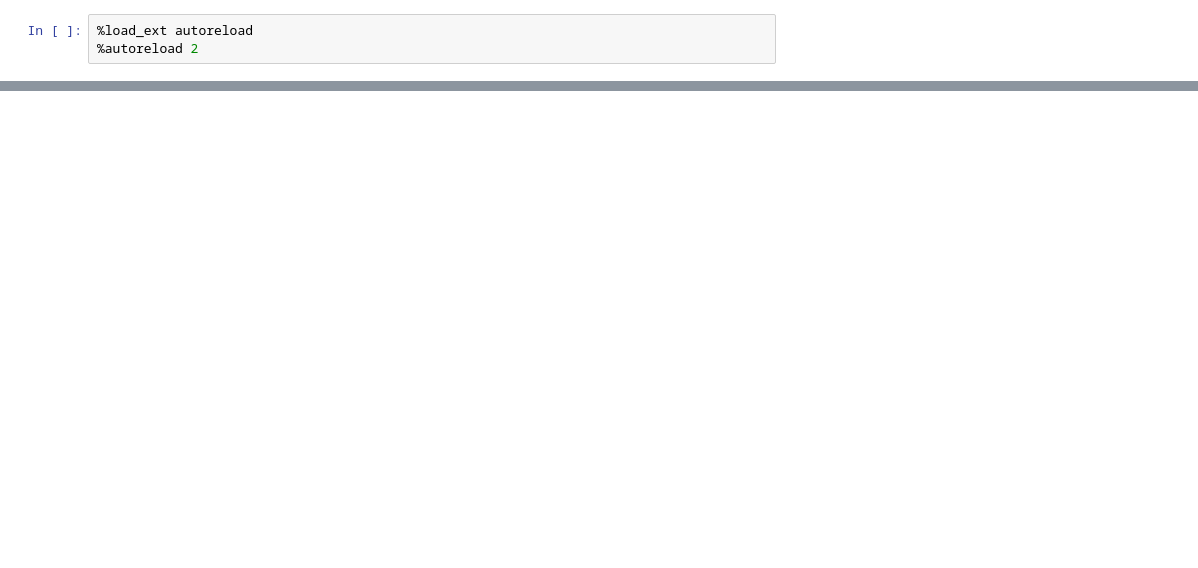
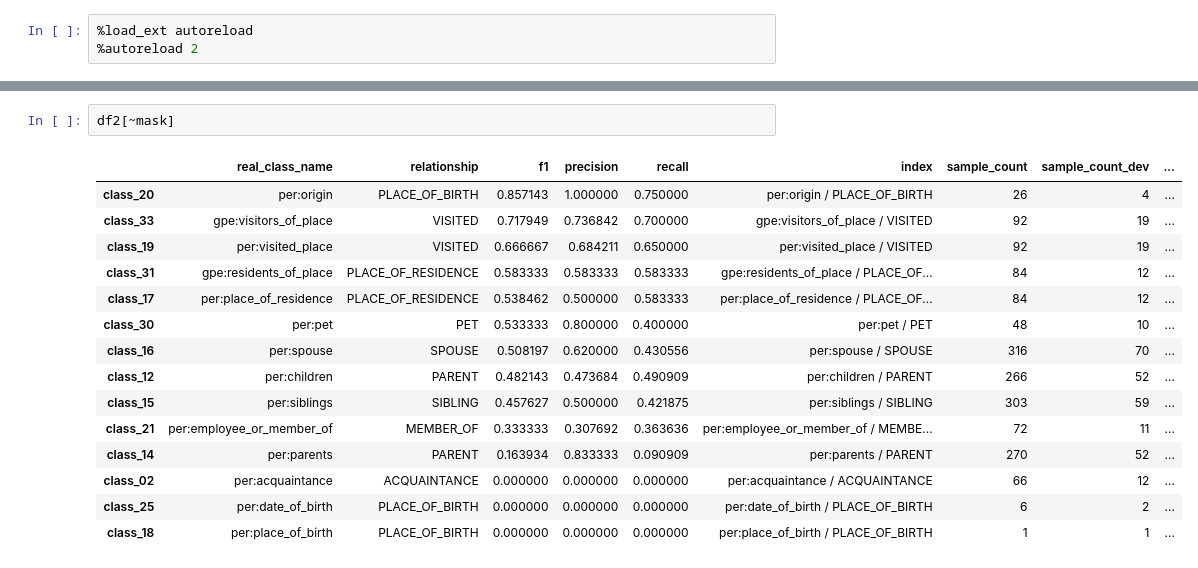
Before and after one commit to murilobellatini/RelNetCare, a Jupyter notebook: reports/dialog-re-visualize-bert-class-performance.ipynb, the cells around one changed output, grey strips where cells are left out. Cells and saved outputs as stored; diff of their text form; blank space fills up the shorter version.

```diff
--- a/reports/dialog-re-visualize-bert-class-performance.ipynb
+++ b/reports/dialog-re-visualize-bert-class-performance.ipynb
@@ -259,2 +283,20 @@ sample_count    218.542857
 dtype: float64
 [figure]
+# %%
+df2[~mask]
+# %% [output]
+|  | real_class_name | relationship | f1 | precision | recall | index | sample_count | sample_count_dev | ... |
+| class_20 | per:origin | PLACE_OF_BIRTH | 0.857143 | 1.000000 | 0.750000 | per:origin / PLACE_OF_BIRTH | 26 | 4 | ... |
+| class_33 | gpe:visitors_of_place | VISITED | 0.717949 | 0.736842 | 0.700000 | gpe:visitors_of_place / VISITED | 92 | 19 | ... |
+| class_19 | per:visited_place | VISITED | 0.666667 | 0.684211 | 0.650000 | per:visited_place / VISITED | 92 | 19 | ... |
+| class_31 | gpe:residents_of_place | PLACE_OF_RESIDENCE | 0.583333 | 0.583333 | 0.583333 | gpe:residents_of_place / PLACE_OF... | 84 | 12 | ... |
+| class_17 | per:place_of_residence | PLACE_OF_RESIDENCE | 0.538462 | 0.500000 | 0.583333 | per:place_of_residence / PLACE_OF... | 84 | 12 | ... |
+| class_30 | per:pet | PET | 0.533333 | 0.800000 | 0.400000 | per:pet / PET | 48 | 10 | ... |
+| class_16 | per:spouse | SPOUSE | 0.508197 | 0.620000 | 0.430556 | per:spouse / SPOUSE | 316 | 70 | ... |
+| class_12 | per:children | PARENT | 0.482143 | 0.473684 | 0.490909 | per:children / PARENT | 266 | 52 | ... |
+| class_15 | per:siblings | SIBLING | 0.457627 | 0.500000 | 0.421875 | per:siblings / SIBLING | 303 | 59 | ... |
+| class_21 | per:employee_or_member_of | MEMBER_OF | 0.333333 | 0.307692 | 0.363636 | per:employee_or_member_of / MEMBE... | 72 | 11 | ... |
+| class_14 | per:parents | PARENT | 0.163934 | 0.833333 | 0.090909 | per:parents / PARENT | 270 | 52 | ... |
+| class_02 | per:acquaintance | ACQUAINTANCE | 0.000000 | 0.000000 | 0.000000 | per:acquaintance / ACQUAINTANCE | 66 | 12 | ... |
+| class_25 | per:date_of_birth | PLACE_OF_BIRTH | 0.000000 | 0.000000 | 0.000000 | per:date_of_birth / PLACE_OF_BIRTH | 6 | 2 | ... |
+| class_18 | per:place_of_birth | PLACE_OF_BIRTH | 0.000000 | 0.000000 | 0.000000 | per:place_of_birth / PLACE_OF_BIRTH | 1 | 1 | ... |
```
Also changed, not shown: parts of 2 cells of this notebook.
